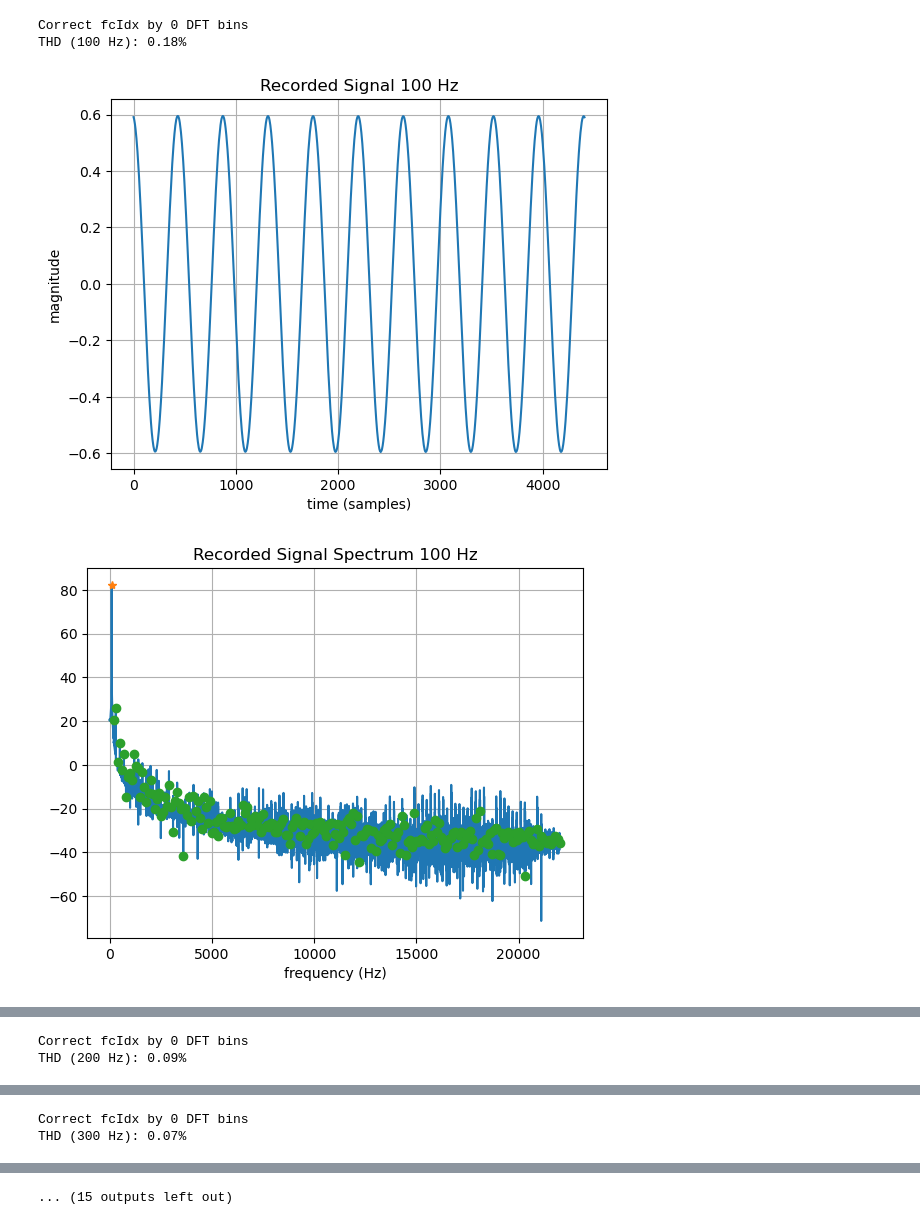
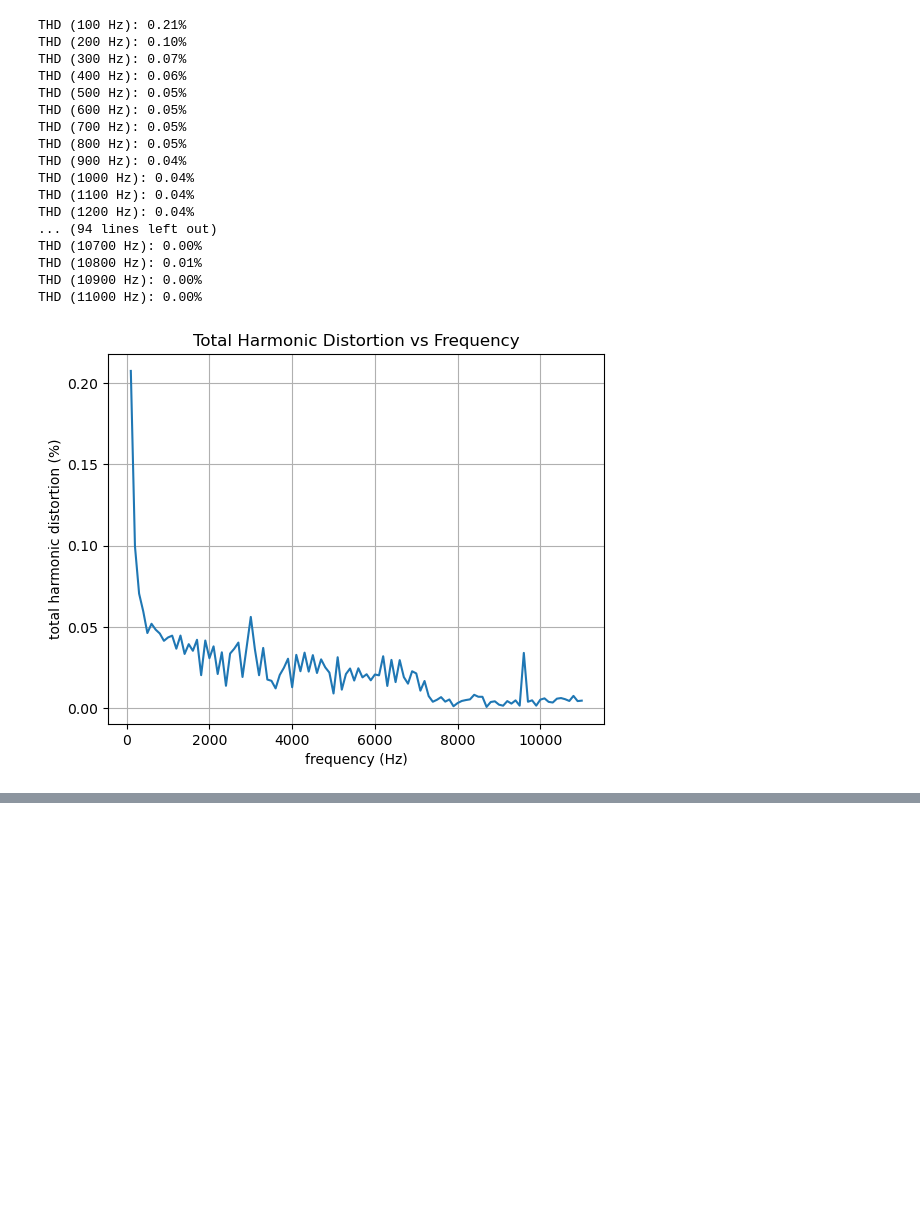
Before and after one commit to bnousain/measure-total-harmonic-distortion, a Jupyter notebook: THD.ipynb, the cells around one changed output, grey strips where cells are left out. Cells and saved outputs as stored; diff of their text form; code cells hidden in the pictures; blank space fills up the shorter version.

```diff
--- a/THD.ipynb
+++ b/THD.ipynb
@@ -4,13 +4,19 @@ import matplotlib.pyplot as plt
 import math
 import time
 import sys
-import pyaudio
+# import pyaudio
 import sounddevice as sd
+# import subprocess
+
 from scipy.io import savemat
 
 # Generate tone
 # fc_approx = 8000 # approximate fc, will choose fc to be a factor of fs, will analyze 1 second of data, so this should be an integer
 fs = 44.1e3
+
+# deviceUnderTest = 'THD Triad80043 RevD' # used as file prefix for saved data and corresponding plots
+deviceUnderTest = 'White Patch Cable' # used as file prefix for saved data and corresponding plots
+deviceUnderTestUS = deviceUnderTest.replace(" ", "_")
 
 # tone generation settings
 duration = 1.5 # in seconds
@@ -22,11 +28,21 @@ fundFreqSearchWidthFract = .01 # width of the range to search for max amplitude
 startBuffer = 0.25 # number of seconds from beginning of recorded file to ignore
 endBuffer = 0.25 # number of seconds from end of recorded file to ignore
 
+# code management settings
+# gitShortHash = subprocess.check_output('git rev-parse --short HEAD').strip().decode()
+currRepo = git.Repo(os.getcwd())
+sha = currRepo.head.commit.hexsha
+short_sha = currRepo.git.rev_parse(sha, short=7)
+# currRepo.isdirty()
+
 # execution settings
 debugOn = False
+savedDataFilePrefix = f'%s_%s' % (deviceUnderTestUS,short_sha)
 
-# deviceUnderTest = 'THD_Triad80043RevD' # used as file prefix for saved data and corresponding plots
-deviceUnderTest = 'whitePatchCable' # used as file prefix for saved data and corresponding plots
+# currRepo.index.commit("Experiment execution")
+# currExpTag = currRepo.create_tag('experiment',message=deviceUnderTest)
+# currRepo.remote.origin.push(currExpTag.path)
+
 
 freqsToTest =  np.arange(100,fs/4,100) #np.array([7100]) #np.arange(100,fs/4,1000) #
 thdAll = np.zeros(freqsToTest.shape)
@@ -131,36 +147,50 @@ for freqIdx in range(0,len(freqsToTest)):
         plt.plot(freqXPos,20*np.log10(abs(spectrum[range(0,len(freqXPos))])))
         plt.plot(freqXPos[fcIdx],20*np.log10(abs(spectrum[fcIdx])),marker="*")
         plt.plot(freqXPos[harmonicIdx],20*np.log10(abs(spectrum[harmonicIdx])),linestyle='None',marker='o')
         plt.title(f'Recorded Signal Spectrum %d Hz' % fc)
         plt.xlabel('frequency (Hz)')
         plt.grid(visible=True,which='both',axis='both')
         plt.show()
 
         # Plot positive frequency spectrum removing fundamental frequency
         # plt.plot(freqXPos,abs(spectrumNoFund[range(0,len(freqXPos))]))
         # plt.plot(freqXPos[fcIdx],abs(spectrumNoFund[fcIdx]),marker="*")
         # plt.plot(freqXPos[harmonicIdx],abs(spectrumNoFund[harmonicIdx]),linestyle='None',marker="o")
         plt.plot(freqXPos,20*np.log10(abs(spectrumNoFund[range(0,len(freqXPos))])))
         plt.plot(freqXPos[fcIdx],20*np.log10(abs(spectrumNoFund[fcIdx])),marker="*")
         plt.plot(freqXPos[harmonicIdx],20*np.log10(abs(spectrumNoFund[harmonicIdx])),linestyle='None',marker='o')
         plt.title(f'Recorded Signal Spectrum %d Hz - Fundamental Removed' % fc)
         plt.xlabel('frequency (Hz)')
         plt.grid(visible=True,which='both',axis='both')
         plt.show()
 
     time.sleep(.5)
 
 plt.plot(freqsToTest,thdAll)
 plt.title('Total Harmonic Distortion vs Frequency')
 plt.xlabel('frequency (Hz)')
 plt.ylabel('total harmonic distortion (%)')
 plt.grid(visible=True,which='both',axis='both')
 
 
-plt.savefig(deviceUnderTest + '.png', bbox_inches='tight')
-savemat(deviceUnderTest,{'freqsToTest':freqsToTest,'thdAll':thdAll,'toneAmplitude':toneAmplitude,'fundFreqNotchWidthFrac':fundFreqNotchWidthFrac,'fundFreqSearchWidthFract':fundFreqSearchWidthFract,'deviceUnderTest':deviceUnderTest,'fs':fs,'startBuffer':startBuffer,'endBuffer':endBuffer})
+plt.savefig(savedDataFilePrefix + '.png', bbox_inches='tight')
+savemat(savedDataFilePrefix,{'freqsToTest':freqsToTest,'thdAll':thdAll,'toneAmplitude':toneAmplitude,'fundFreqNotchWidthFrac':fundFreqNotchWidthFrac,'fundFreqSearchWidthFract':fundFreqSearchWidthFract,'deviceUnderTest':deviceUnderTest,'fs':fs,'startBuffer':startBuffer,'endBuffer':endBuffer})
 # %% [output]
-Correct fcIdx by 0 DFT bins
-THD (100 Hz): 0.18%
+THD (100 Hz): 0.21%
+THD (200 Hz): 0.10%
+THD (300 Hz): 0.07%
+THD (400 Hz): 0.06%
+THD (500 Hz): 0.05%
+THD (600 Hz): 0.05%
+THD (700 Hz): 0.05%
+THD (800 Hz): 0.05%
+THD (900 Hz): 0.04%
+THD (1000 Hz): 0.04%
+THD (1100 Hz): 0.04%
+THD (1200 Hz): 0.04%
+... (94 lines left out)
+THD (10700 Hz): 0.00%
+THD (10800 Hz): 0.01%
+THD (10900 Hz): 0.00%
+THD (11000 Hz): 0.00%
-[figure, old version]
+[figure, new version]
-[figure, removed]
@@ -168,2 +196,0 @@ THD (100 Hz): 0.18%
-Correct fcIdx by 0 DFT bins
-THD (200 Hz): 0.09%
@@ -173,2 +196,0 @@ THD (200 Hz): 0.09%
-Correct fcIdx by 0 DFT bins
-THD (300 Hz): 0.07%
@@ -178 +196,0 @@ THD (300 Hz): 0.07%
-... (15 outputs left out)
```
Also changed, not shown: parts of 1 cell of this notebook, 1 other file.
